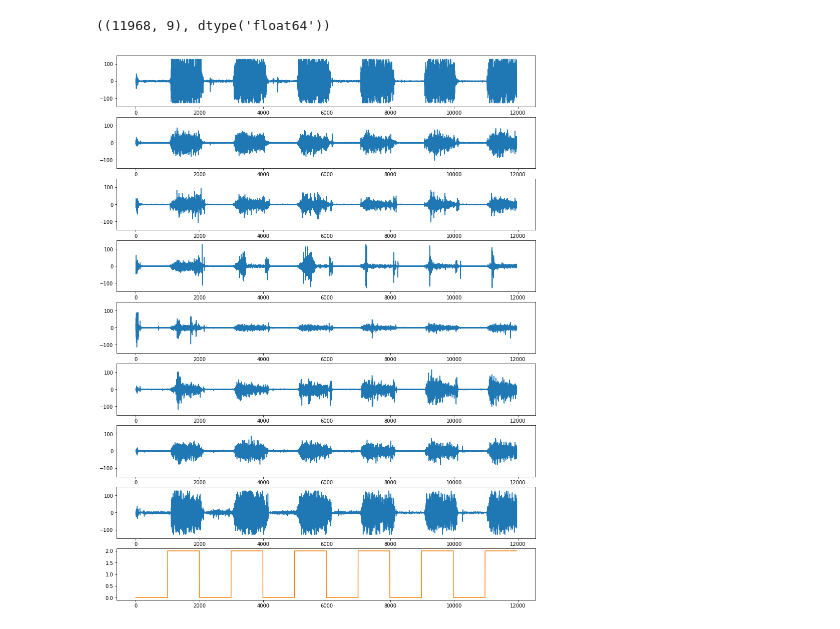
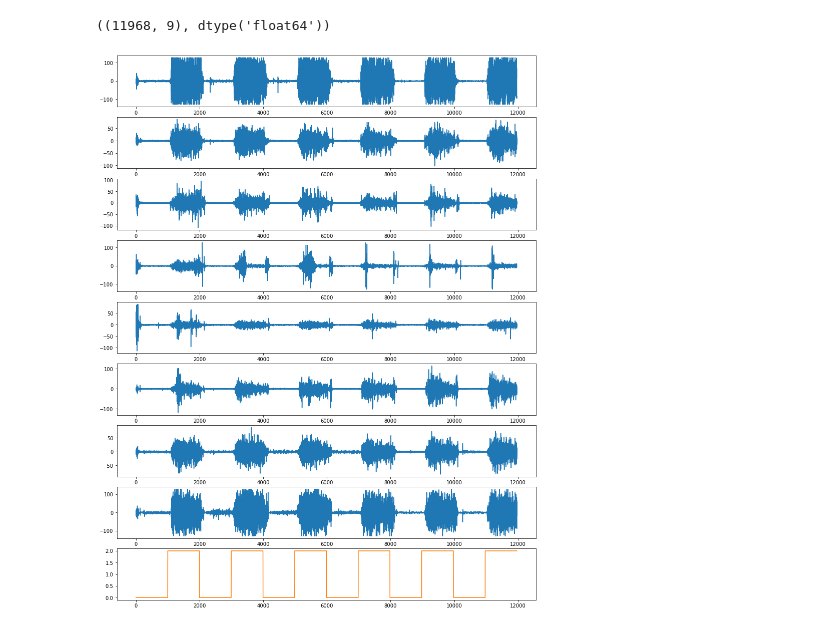
Before and after one commit to aljazfrancic/myo-readings-dataset, a Jupyter notebook: load-example/load-example.ipynb, the cells around one changed output. Cells and saved outputs as stored; diff of their text form; code cells hidden in the pictures.

```diff
--- a/load-example/load-example.ipynb
+++ b/load-example/load-example.ipynb
@@ -10,11 +10,7 @@ data.shape, data.dtype
 # %%
 chans = data.shape[1]
 for channel in range(chans):
     plt.subplot(chans, 1, channel + 1)
-    if channel == chans - 1:
-        plt.plot(data[:, channel], color = "C1")
-    else:
-        plt.plot(data[:, channel])
-        plt.ylim(-150, 150)
+    plt.plot(data[:, channel], color = "C1" if channel == 8 else "C0")
 # %% [output]
-[figure, old version]
+[figure, new version]
```
